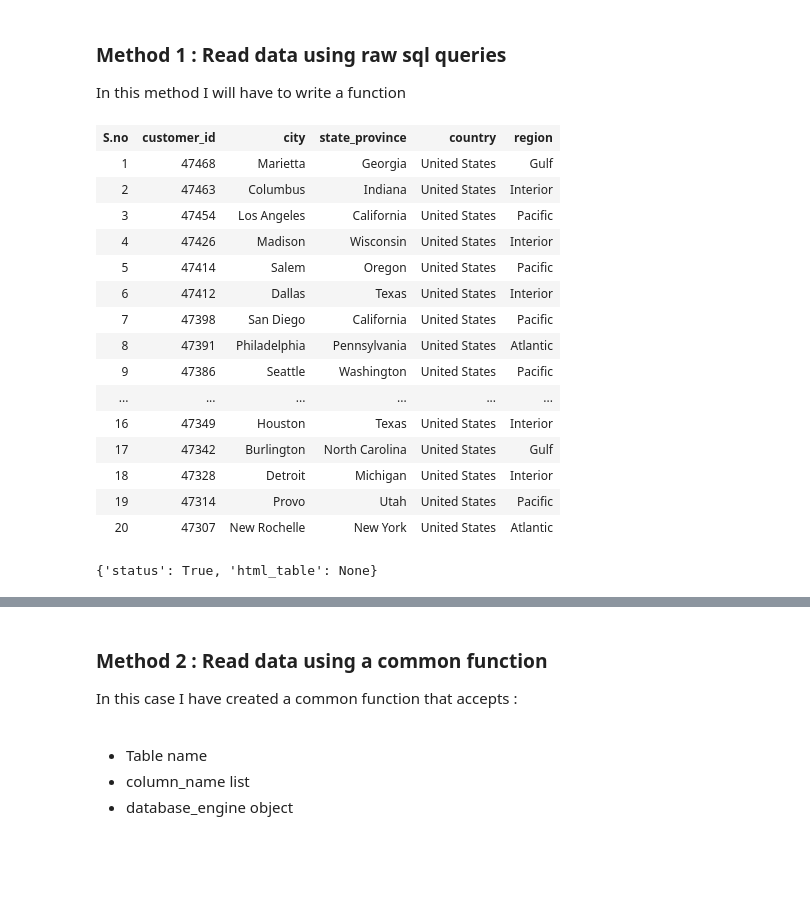
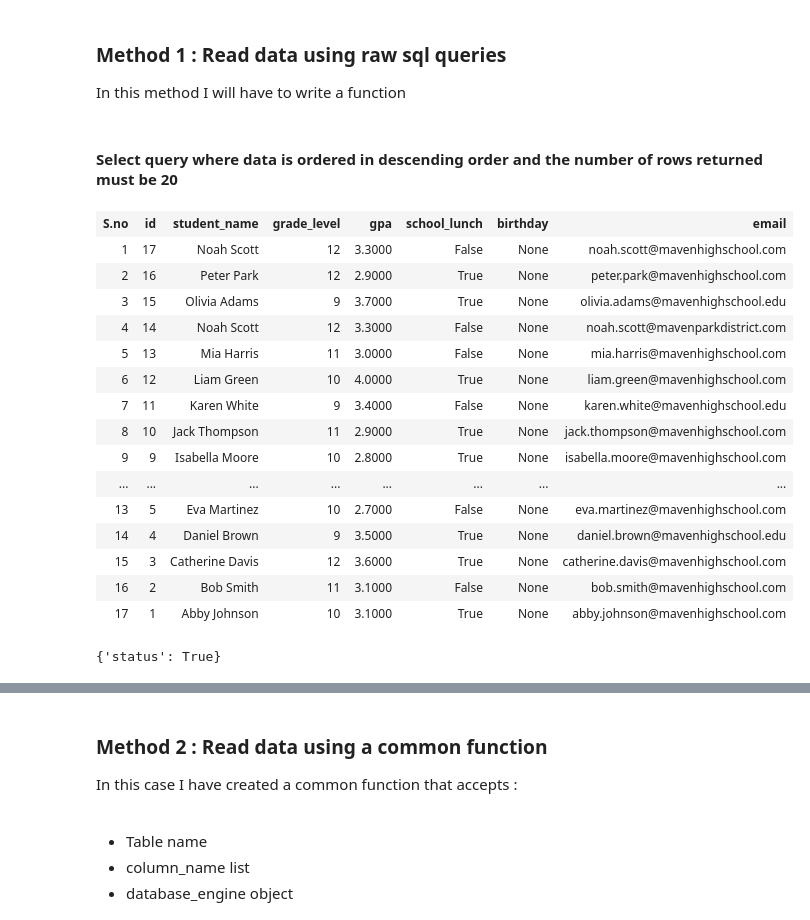
Before and after one commit to aryan68125/credencys-training-pyspark, a Jupyter notebook: python/database_operation/Database_operations_python.ipynb, the cells around one changed output, grey strips where cells are left out. Drawn from its saved outputs; the diff is of its cells as text; code cells hidden in the pictures; blank space fills up the shorter version.

```diff
--- a/python/database_operation/Database_operations_python.ipynb
+++ b/python/database_operation/Database_operations_python.ipynb
@@ -193,7 +193,7 @@ def exec_sql_query_fun(query_model:ExecQueryModel) -> Dict:
                 rows_tuples = [tuple(row[h] for h in headers) for row in rows]
                 display_model_obj = DisplayDataModel(headers=headers,rows=rows_tuples)
                 html_table = display_data(display_model_obj)
-                return {"status": True, "html_table": html_table}
+                return {"status": True}
         return {"status":True}
     except Exception as e:
         return {"status":False,"error":e}
@@ -1044,28 +1043,30 @@ current process memory usage : 298.16 MB
 # %% [markdown]
 ### Method 1 : Read data using raw sql queries
 In this method I will have to write a function
+# %% [markdown]
+#### Select query where data is ordered in descending order and the number of rows returned must be 20
 # %%
-insert_data_string = """
-SELECT * FROM customers ORDER BY customer_id DESC LIMIT 20;
+select_query_string = """
+SELECT * FROM students ORDER BY id DESC LIMIT 20;
 """
 
-exec_query = ExecQueryModel(engine=engine_obj, query=insert_data_string)
+exec_query = ExecQueryModel(engine=engine_obj, query=select_query_string)
 exec_sql_query_fun(exec_query)
 # %% [output]
-| S.no | customer_id | city | state_province | country | region |
-| 1 | 47468 | Marietta | Georgia | United States | Gulf |
-| 2 | 47463 | Columbus | Indiana | United States | Interior |
-| 3 | 47454 | Los Angeles | California | United States | Pacific |
-| 4 | 47426 | Madison | Wisconsin | United States | Interior |
-| 5 | 47414 | Salem | Oregon | United States | Pacific |
-| 6 | 47412 | Dallas | Texas | United States | Interior |
-| 7 | 47398 | San Diego | California | United States | Pacific |
-| 8 | 47391 | Philadelphia | Pennsylvania | United States | Atlantic |
-| 9 | 47386 | Seattle | Washington | United States | Pacific |
-| ... | ... | ... | ... | ... | ... |
-| 16 | 47349 | Houston | Texas | United States | Interior |
-| 17 | 47342 | Burlington | North Carolina | United States | Gulf |
-| 18 | 47328 | Detroit | Michigan | United States | Interior |
-| 19 | 47314 | Provo | Utah | United States | Pacific |
-| 20 | 47307 | New Rochelle | New York | United States | Atlantic |
+| S.no | id | student_name | grade_level | gpa | school_lunch | birthday | email |
+| 1 | 17 | Noah Scott | 12 | 3.3000 | False | None | noah.scott@mavenhighschool.com |
+| 2 | 16 | Peter Park | 12 | 2.9000 | True | None | peter.park@mavenhighschool.com |
+| 3 | 15 | Olivia Adams | 9 | 3.7000 | True | None | olivia.adams@mavenhighschool.edu |
+| 4 | 14 | Noah Scott | 12 | 3.3000 | False | None | noah.scott@mavenparkdistrict.com |
+| 5 | 13 | Mia Harris | 11 | 3.0000 | False | None | mia.harris@mavenhighschool.com |
+| 6 | 12 | Liam Green | 10 | 4.0000 | True | None | liam.green@mavenhighschool.com |
+| 7 | 11 | Karen White | 9 | 3.4000 | False | None | karen.white@mavenhighschool.edu |
+| 8 | 10 | Jack Thompson | 11 | 2.9000 | True | None | jack.thompson@mavenhighschool.com |
+| 9 | 9 | Isabella Moore | 10 | 2.8000 | True | None | isabella.moore@mavenhighschool.com |
+| ... | ... | ... | ... | ... | ... | ... | ... |
+| 13 | 5 | Eva Martinez | 10 | 2.7000 | False | None | eva.martinez@mavenhighschool.com |
+| 14 | 4 | Daniel Brown | 9 | 3.5000 | True | None | daniel.brown@mavenhighschool.edu |
+| 15 | 3 | Catherine Davis | 12 | 3.6000 | True | None | catherine.davis@mavenhighschool.com |
+| 16 | 2 | Bob Smith | 11 | 3.1000 | False | None | bob.smith@mavenhighschool.com |
+| 17 | 1 | Abby Johnson | 10 | 3.1000 | True | None | abby.johnson@mavenhighschool.com |
-{'status': True, 'html_table': None}
+{'status': True}
```
Also changed, not shown: parts of 15 cells of this notebook, 1 other file.
